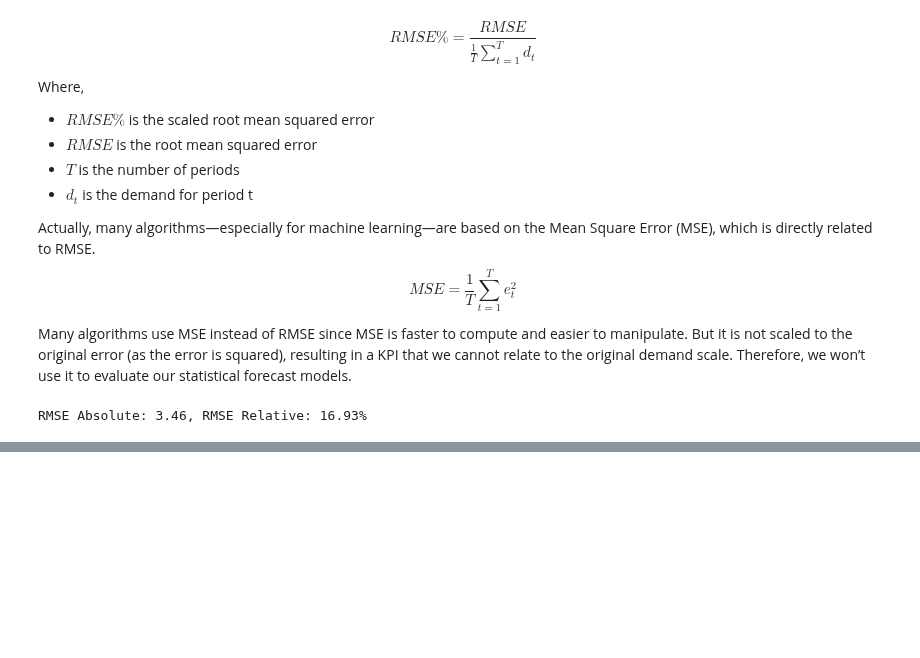
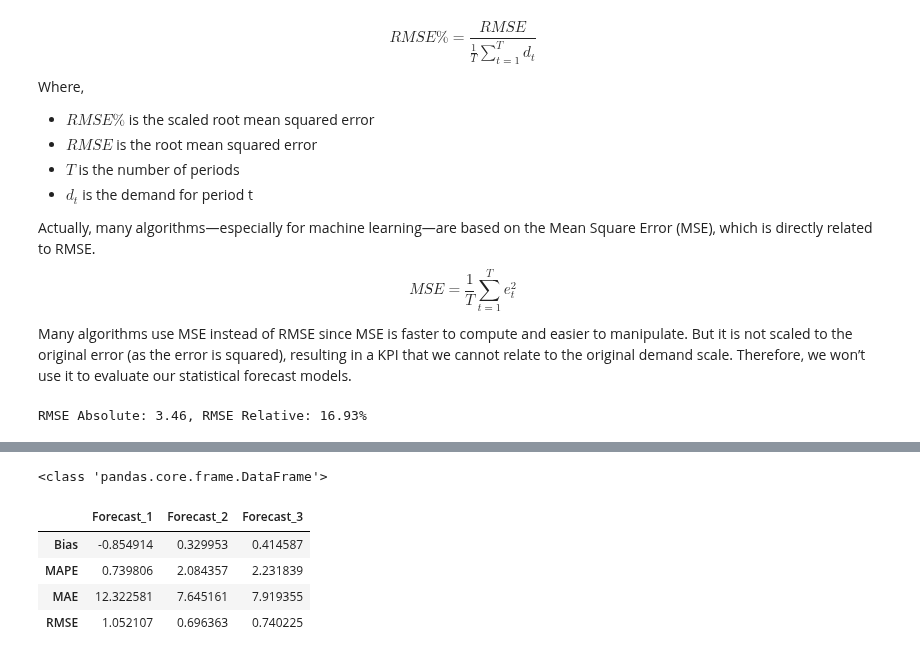
Before and after one commit to jtuchinsky/Datascience-Toolkit, a Jupyter notebook: Statistics/Statistical Forecasting.ipynb, the cells around one changed output, grey strips where cells are left out. Cells and saved outputs as stored; diff of their text form; code cells hidden in the pictures; blank space fills up the shorter version.

```diff
--- a/Statistics/Statistical Forecasting.ipynb
+++ b/Statistics/Statistical Forecasting.ipynb
@@ -110,7 +110,7 @@ Where,
  - $T$ is the number of periods
  - $d_t$ is the demand for period t
 # %%
-def kpi(df):
+def bias(df):
     T = len(df)
     demand_ave = df.loc[df.Error.notnull(), 'Demand'].mean()
     bias_abs = df['Error'].mean()
@@ -118,7 +118,7 @@ def kpi(df):
 
     return bias_abs, bias_rel
 
-bias_abs, bias_rel = kpi(df)
+bias_abs, bias_rel = bias(df)
 print(f"Bias Absolute: {bias_abs:.2f}, Bias Relative: {bias_rel:.2%}")
 # %% [output]
 Bias Absolute: 2.30, Bias Relative: 11.23%
@@ -218,0 +289,27 @@ Compared to __MAE__, __RMSE__ does not treat each error the same. It gives more
+# %%
+f1 = df_stacked.loc[:, ['Demand', 'Forecast 1']].copy()
+f1.columns = ['Demand', 'Forecast']
+f1['Error'] = f1.Forecast - f1.Demand
+
+f2 = df_stacked.loc[:, ['Demand', 'Forecast 2']].copy()
+f2.columns = ['Demand', 'Forecast']
+f2['Error'] = f2.Forecast - f2.Demand
+
+f3 = df_stacked.loc[:, ['Demand', 'Forecast 3']].copy()
+f3.columns = ['Demand', 'Forecast']
+f3['Error'] = f3.Forecast - f3.Demand
+
+print(type(kpi))
+kpi_df = pd.DataFrame(index=['Bias', 'MAPE', 'MAE', 'RMSE'])
+kpi_df = kpi_df.assign(Forecast_1=[ bias(f1)[1], mape(f1), mae(f1)[0], rmse(f1)[1]])
+kpi_df = kpi_df.assign(Forecast_2=[ bias(f2)[1], mape(f2), mae(f2)[0], rmse(f2)[1]])
+kpi_df = kpi_df.assign(Forecast_3=[ bias(f3)[1], mape(f3), mae(f3)[0], rmse(f3)[1]])
+
+display(kpi_df)
+# %% [output]
+<class 'pandas.core.frame.DataFrame'>
+|  | Forecast_1 | Forecast_2 | Forecast_3 |
+| Bias | -0.854914 | 0.329953 | 0.414587 |
+| MAPE | 0.739806 | 2.084357 | 2.231839 |
+| MAE | 12.322581 | 7.645161 | 7.919355 |
+| RMSE | 1.052107 | 0.696363 | 0.740225 |
```
Also changed, not shown: parts of 8 cells of this notebook.
